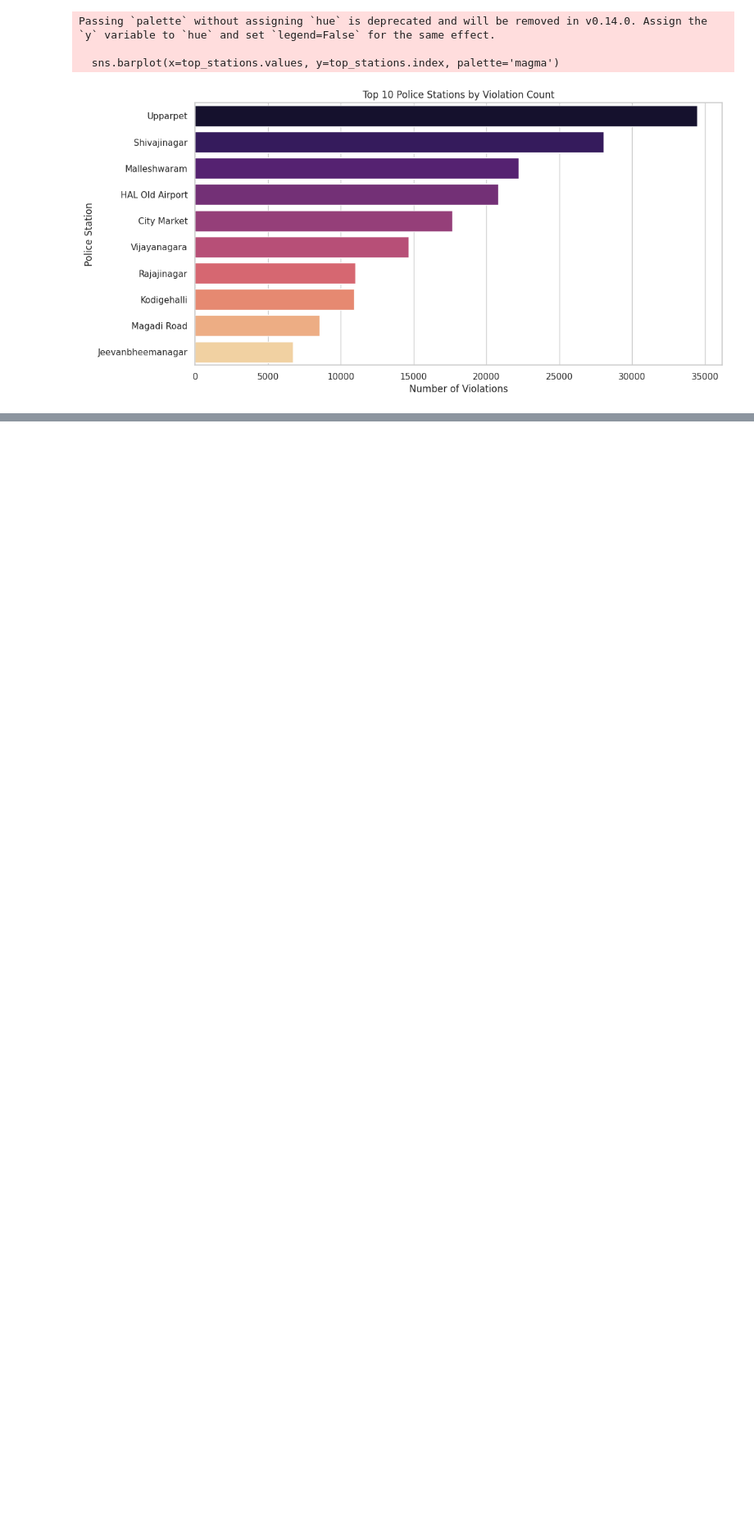
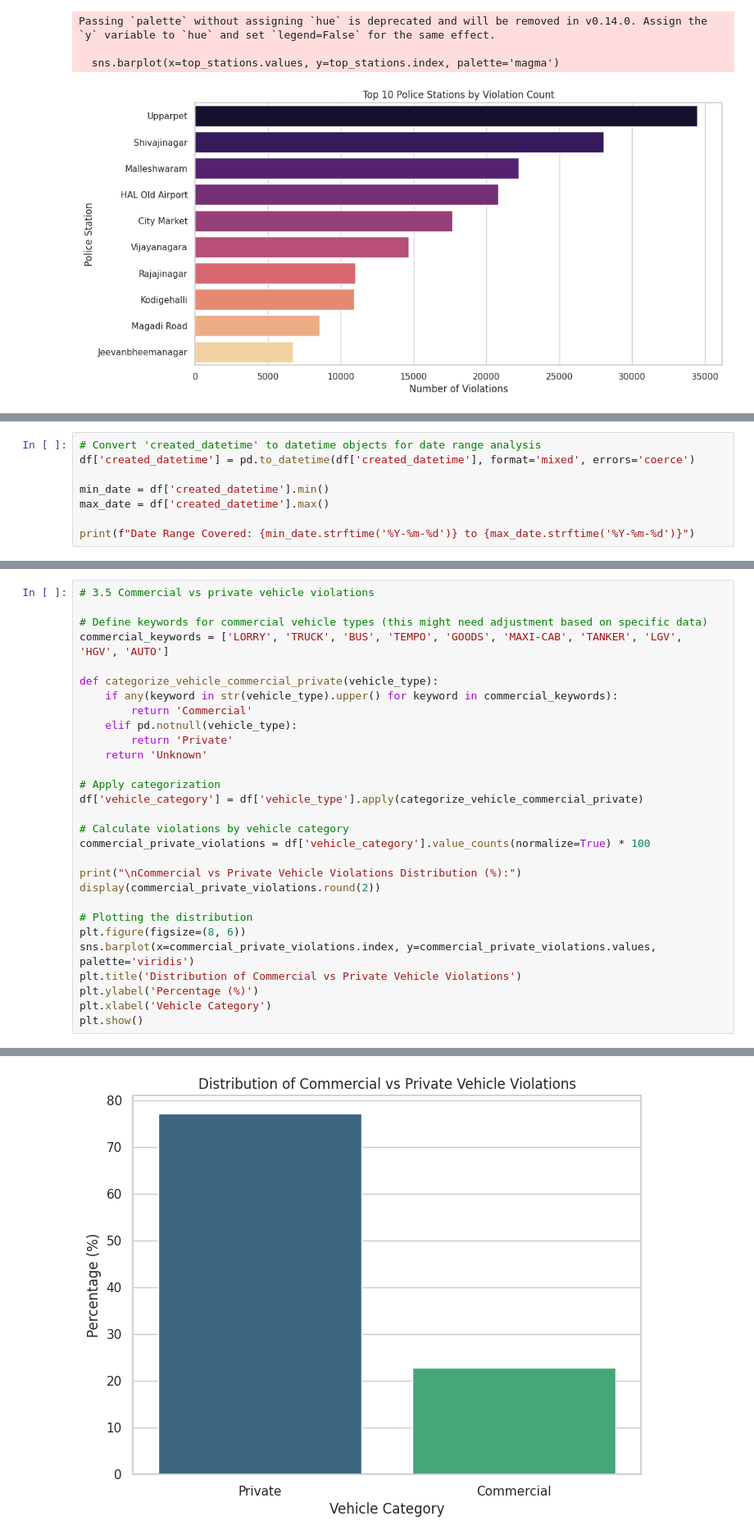
Before and after one commit to CodeIsFire/Gridlock-hackathon2026, a Jupyter notebook: Untitled8.ipynb, the cells around one changed output, grey strips where cells are left out. Shown at 82% size. Cells and saved outputs as stored; diff of their text form; blank space fills up the shorter version.

```diff
--- a/Untitled8.ipynb
+++ b/Untitled8.ipynb
@@ -125,0 +192,8 @@ Passing `palette` without assigning `hue` is deprecated and will be removed in v
+# %%
+# Convert 'created_datetime' to datetime objects for date range analysis
+df['created_datetime'] = pd.to_datetime(df['created_datetime'], format='mixed', errors='coerce')
+
+min_date = df['created_datetime'].min()
+max_date = df['created_datetime'].max()
+
+print(f"Date Range Covered: {min_date.strftime('%Y-%m-%d')} to {max_date.strftime('%Y-%m-%d')}")
@@ -125,0 +409,30 @@ Passing `palette` without assigning `hue` is deprecated and will be removed in v
+# %%
+# 3.5 Commercial vs private vehicle violations
+
+# Define keywords for commercial vehicle types (this might need adjustment based on specific data)
+commercial_keywords = ['LORRY', 'TRUCK', 'BUS', 'TEMPO', 'GOODS', 'MAXI-CAB', 'TANKER', 'LGV', 'HGV', 'AUTO']
+
+def categorize_vehicle_commercial_private(vehicle_type):
+    if any(keyword in str(vehicle_type).upper() for keyword in commercial_keywords):
+        return 'Commercial'
+    elif pd.notnull(vehicle_type):
+        return 'Private'
+    return 'Unknown'
+
+# Apply categorization
+df['vehicle_category'] = df['vehicle_type'].apply(categorize_vehicle_commercial_private)
+
+# Calculate violations by vehicle category
+commercial_private_violations = df['vehicle_category'].value_counts(normalize=True) * 100
+
+print("\nCommercial vs Private Vehicle Violations Distribution (%):")
+display(commercial_private_violations.round(2))
+
+# Plotting the distribution
+plt.figure(figsize=(8, 6))
+sns.barplot(x=commercial_private_violations.index, y=commercial_private_violations.values, palette='viridis')
+plt.title('Distribution of Commercial vs Private Vehicle Violations')
+plt.ylabel('Percentage (%)')
+plt.xlabel('Vehicle Category')
+plt.show()
+# %% [output]
@@ -125,0 +448 @@ Passing `palette` without assigning `hue` is deprecated and will be removed in v
+[figure, added]
```
Also changed, not shown: parts of 45 cells of this notebook.
